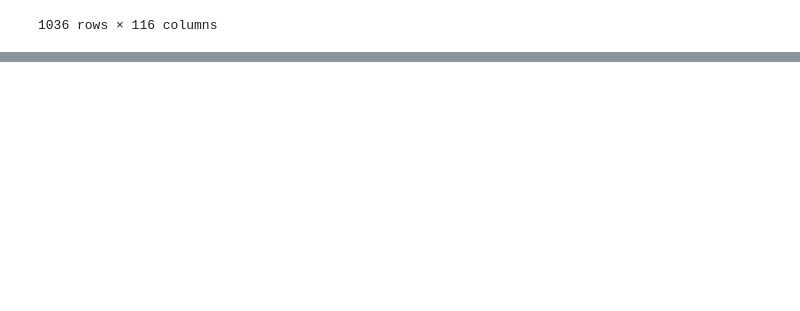
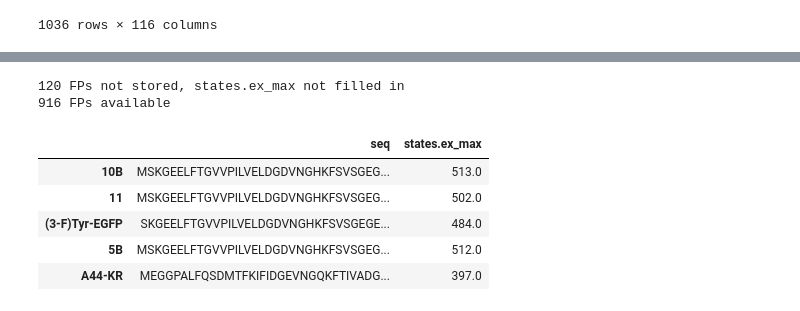
Before and after one commit to anlyons/FPs_R_COOL, a Jupyter notebook: FPbase_Data_Extraction.ipynb, the cells around one changed output, grey strips where cells are left out. Saved outputs shown, nothing was run; the diff lists cells and outputs as text; code cells hidden in the pictures; blank space fills up the shorter version.

```diff
--- a/FPbase_Data_Extraction.ipynb
+++ b/FPbase_Data_Extraction.ipynb
@@ -46,0 +177,25 @@ ZsYellow1       NaN   NaN
+# %%
+discover_property = "states.ex_max"
+train_df = []
+uncharacterized_FP = []
+for index, row in df.iterrows():
+  try:
+    row[discover_property] = row[discover_property][0]
+    train_df.append(row)
+  except:
+    uncharacterized_FP.append(index)
+
+print(f"{len(uncharacterized_FP)} FPs not stored, {discover_property} not filled in")
+train_df = pd.DataFrame(train_df)
+train_df = train_df[['seq',discover_property]]
+print(f"{len(train_df)} FPs available")
+train_df.head()
+# %% [output]
+120 FPs not stored, states.ex_max not filled in
+916 FPs available
+|  | seq | states.ex_max |
+| 10B | MSKGEELFTGVVPILVELDGDVNGHKFSVSGEG... | 513.0 |
+| 11 | MSKGEELFTGVVPILVELDGDVNGHKFSVSGEG... | 502.0 |
+| (3-F)Tyr-EGFP | SKGEELFTGVVPILVELDGDVNGHKFSVSGEGE... | 484.0 |
+| 5B | MSKGEELFTGVVPILVELDGDVNGHKFSVSGEG... | 512.0 |
+| A44-KR | MEGGPALFQSDMTFKIFIDGEVNGQKFTIVADG... | 397.0 |
```
Also changed, not shown: parts of 13 cells of this notebook.
